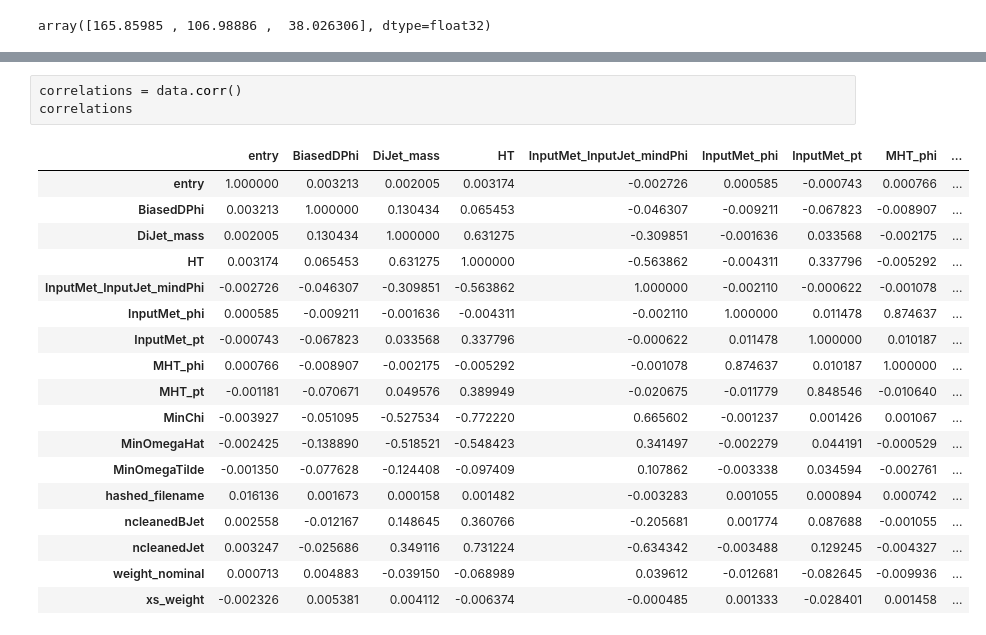
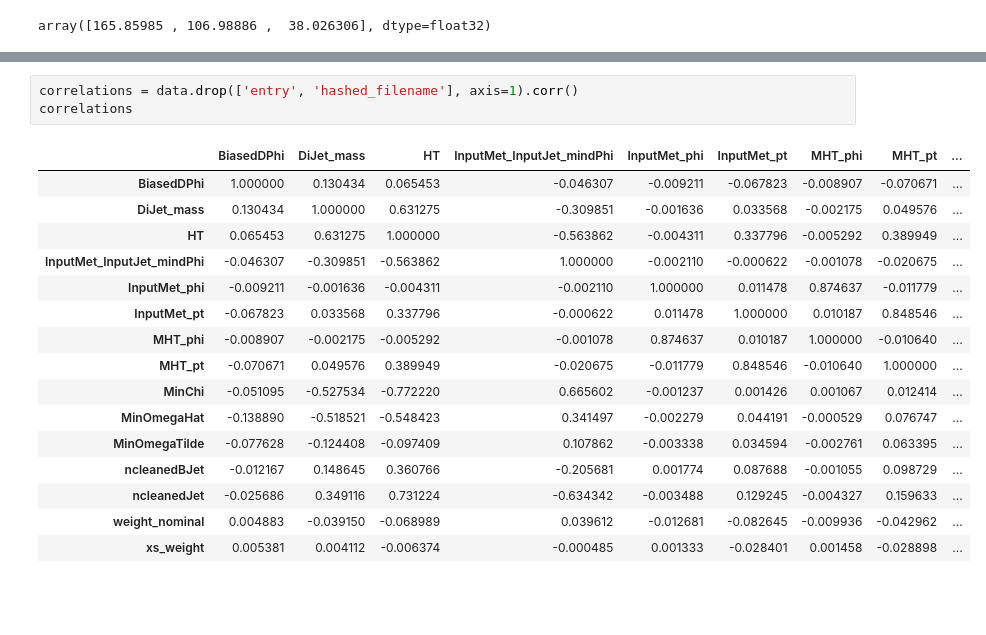
Before and after one commit to joeb42/Invisible-Higgs, a Jupyter notebook: ttbar_notebooks/TTToDiLepton.ipynb, the cells around one changed output, grey strips where cells are left out. Saved outputs shown, nothing was run; the diff lists cells and outputs as text; blank space fills up the shorter version.

```diff
--- a/ttbar_notebooks/TTToDiLepton.ipynb
+++ b/ttbar_notebooks/TTToDiLepton.ipynb
@@ -84,25 +96,23 @@ Name: InputMet_pt, dtype: float64
 # %%
-correlations = data.corr()
+correlations = data.drop(['entry', 'hashed_filename'], axis=1).corr()
 correlations
 # %% [output]
-|  | entry | BiasedDPhi | DiJet_mass | HT | InputMet_InputJet_mindPhi | InputMet_phi | InputMet_pt | MHT_phi | ... |
-| entry | 1.000000 | 0.003213 | 0.002005 | 0.003174 | -0.002726 | 0.000585 | -0.000743 | 0.000766 | ... |
-| BiasedDPhi | 0.003213 | 1.000000 | 0.130434 | 0.065453 | -0.046307 | -0.009211 | -0.067823 | -0.008907 | ... |
-| DiJet_mass | 0.002005 | 0.130434 | 1.000000 | 0.631275 | -0.309851 | -0.001636 | 0.033568 | -0.002175 | ... |
-| HT | 0.003174 | 0.065453 | 0.631275 | 1.000000 | -0.563862 | -0.004311 | 0.337796 | -0.005292 | ... |
-| InputMet_InputJet_mindPhi | -0.002726 | -0.046307 | -0.309851 | -0.563862 | 1.000000 | -0.002110 | -0.000622 | -0.001078 | ... |
-| InputMet_phi | 0.000585 | -0.009211 | -0.001636 | -0.004311 | -0.002110 | 1.000000 | 0.011478 | 0.874637 | ... |
-| InputMet_pt | -0.000743 | -0.067823 | 0.033568 | 0.337796 | -0.000622 | 0.011478 | 1.000000 | 0.010187 | ... |
-| MHT_phi | 0.000766 | -0.008907 | -0.002175 | -0.005292 | -0.001078 | 0.874637 | 0.010187 | 1.000000 | ... |
-| MHT_pt | -0.001181 | -0.070671 | 0.049576 | 0.389949 | -0.020675 | -0.011779 | 0.848546 | -0.010640 | ... |
-| MinChi | -0.003927 | -0.051095 | -0.527534 | -0.772220 | 0.665602 | -0.001237 | 0.001426 | 0.001067 | ... |
-| MinOmegaHat | -0.002425 | -0.138890 | -0.518521 | -0.548423 | 0.341497 | -0.002279 | 0.044191 | -0.000529 | ... |
-| MinOmegaTilde | -0.001350 | -0.077628 | -0.124408 | -0.097409 | 0.107862 | -0.003338 | 0.034594 | -0.002761 | ... |
-| hashed_filename | 0.016136 | 0.001673 | 0.000158 | 0.001482 | -0.003283 | 0.001055 | 0.000894 | 0.000742 | ... |
-| ncleanedBJet | 0.002558 | -0.012167 | 0.148645 | 0.360766 | -0.205681 | 0.001774 | 0.087688 | -0.001055 | ... |
-| ncleanedJet | 0.003247 | -0.025686 | 0.349116 | 0.731224 | -0.634342 | -0.003488 | 0.129245 | -0.004327 | ... |
-| weight_nominal | 0.000713 | 0.004883 | -0.039150 | -0.068989 | 0.039612 | -0.012681 | -0.082645 | -0.009936 | ... |
-| xs_weight | -0.002326 | 0.005381 | 0.004112 | -0.006374 | -0.000485 | 0.001333 | -0.028401 | 0.001458 | ... |
+|  | BiasedDPhi | DiJet_mass | HT | InputMet_InputJet_mindPhi | InputMet_phi | InputMet_pt | MHT_phi | MHT_pt | ... |
+| BiasedDPhi | 1.000000 | 0.130434 | 0.065453 | -0.046307 | -0.009211 | -0.067823 | -0.008907 | -0.070671 | ... |
+| DiJet_mass | 0.130434 | 1.000000 | 0.631275 | -0.309851 | -0.001636 | 0.033568 | -0.002175 | 0.049576 | ... |
+| HT | 0.065453 | 0.631275 | 1.000000 | -0.563862 | -0.004311 | 0.337796 | -0.005292 | 0.389949 | ... |
+| InputMet_InputJet_mindPhi | -0.046307 | -0.309851 | -0.563862 | 1.000000 | -0.002110 | -0.000622 | -0.001078 | -0.020675 | ... |
+| InputMet_phi | -0.009211 | -0.001636 | -0.004311 | -0.002110 | 1.000000 | 0.011478 | 0.874637 | -0.011779 | ... |
+| InputMet_pt | -0.067823 | 0.033568 | 0.337796 | -0.000622 | 0.011478 | 1.000000 | 0.010187 | 0.848546 | ... |
+| MHT_phi | -0.008907 | -0.002175 | -0.005292 | -0.001078 | 0.874637 | 0.010187 | 1.000000 | -0.010640 | ... |
+| MHT_pt | -0.070671 | 0.049576 | 0.389949 | -0.020675 | -0.011779 | 0.848546 | -0.010640 | 1.000000 | ... |
+| MinChi | -0.051095 | -0.527534 | -0.772220 | 0.665602 | -0.001237 | 0.001426 | 0.001067 | 0.012414 | ... |
+| MinOmegaHat | -0.138890 | -0.518521 | -0.548423 | 0.341497 | -0.002279 | 0.044191 | -0.000529 | 0.076747 | ... |
+| MinOmegaTilde | -0.077628 | -0.124408 | -0.097409 | 0.107862 | -0.003338 | 0.034594 | -0.002761 | 0.063395 | ... |
+| ncleanedBJet | -0.012167 | 0.148645 | 0.360766 | -0.205681 | 0.001774 | 0.087688 | -0.001055 | 0.098729 | ... |
+| ncleanedJet | -0.025686 | 0.349116 | 0.731224 | -0.634342 | -0.003488 | 0.129245 | -0.004327 | 0.159633 | ... |
+| weight_nominal | 0.004883 | -0.039150 | -0.068989 | 0.039612 | -0.012681 | -0.082645 | -0.009936 | -0.042962 | ... |
+| xs_weight | 0.005381 | 0.004112 | -0.006374 | -0.000485 | 0.001333 | -0.028401 | 0.001458 | -0.028898 | ... |
 # %%
 import seaborn as sns
 
```
Also changed, not shown: parts of 11 cells of this notebook.
